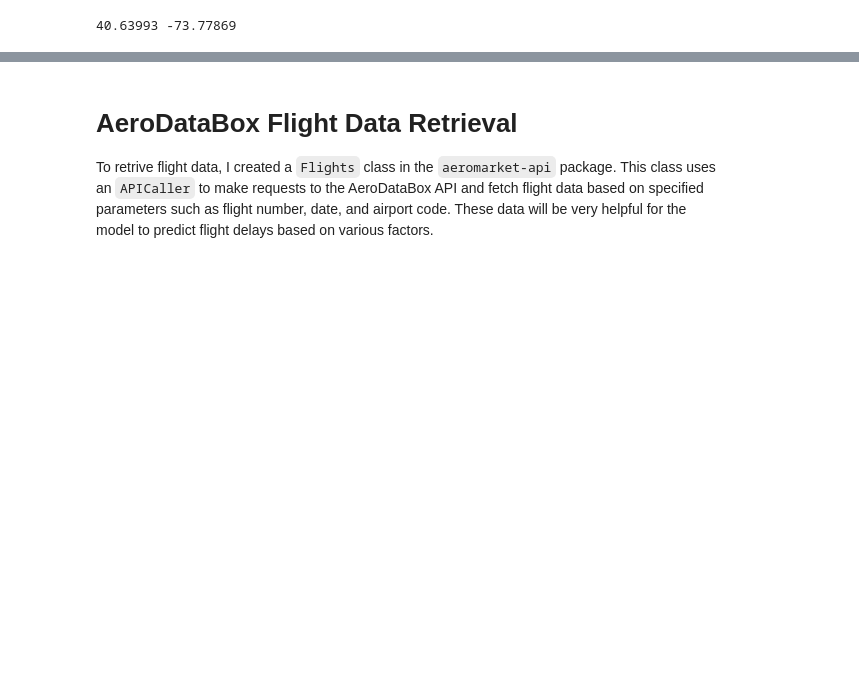
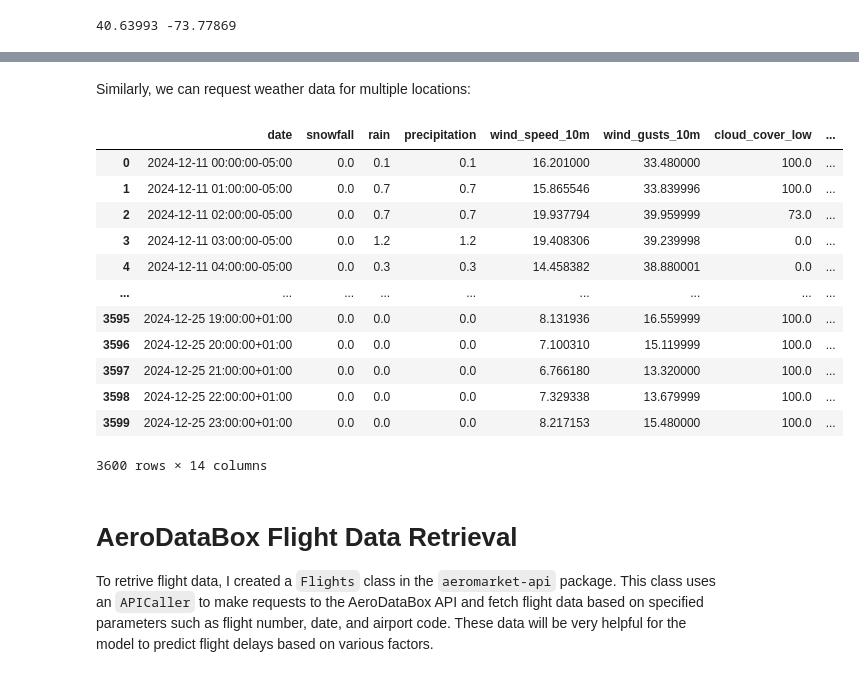
Before and after one commit to rashdul/flight-delay-prediction, a Jupyter notebook: notebooks/02_data_needed_discovery.ipynb, the cells around one changed output, grey strips where cells are left out. Cells and saved outputs as stored; diff of their text form; code cells hidden in the pictures; blank space fills up the shorter version.

```diff
--- a/notebooks/02_data_needed_discovery.ipynb
+++ b/notebooks/02_data_needed_discovery.ipynb
@@ -77,3 +130,31 @@ America/New_York
+# %% [markdown]
+Similarly, we can request weather data for multiple locations:
+# %%
+airports = ["JFK", "LAX", "LHR", "CDG", "HND", "DXB", "SIN", "SYD", "FRA", "AMS"]
+airport_list = list(airports)
+weather = Weather(
+    api_caller=api_caller_weather,
+    airport_code=airport_list,
+    start_date="2024-12-11",
+    end_date="2024-12-25",
+    code_type="IATA",
+)
+weather_df2 = weather.to_hourly_dataframe()
+weather_df2
+# %% [output]
+|  | date | snowfall | rain | precipitation | wind_speed_10m | wind_gusts_10m | cloud_cover_low | ... |
+| 0 | 2024-12-11 00:00:00-05:00 | 0.0 | 0.1 | 0.1 | 16.201000 | 33.480000 | 100.0 | ... |
+| 1 | 2024-12-11 01:00:00-05:00 | 0.0 | 0.7 | 0.7 | 15.865546 | 33.839996 | 100.0 | ... |
+| 2 | 2024-12-11 02:00:00-05:00 | 0.0 | 0.7 | 0.7 | 19.937794 | 39.959999 | 73.0 | ... |
+| 3 | 2024-12-11 03:00:00-05:00 | 0.0 | 1.2 | 1.2 | 19.408306 | 39.239998 | 0.0 | ... |
+| 4 | 2024-12-11 04:00:00-05:00 | 0.0 | 0.3 | 0.3 | 14.458382 | 38.880001 | 0.0 | ... |
+| ... | ... | ... | ... | ... | ... | ... | ... | ... |
+| 3595 | 2024-12-25 19:00:00+01:00 | 0.0 | 0.0 | 0.0 | 8.131936 | 16.559999 | 100.0 | ... |
+| 3596 | 2024-12-25 20:00:00+01:00 | 0.0 | 0.0 | 0.0 | 7.100310 | 15.119999 | 100.0 | ... |
+| 3597 | 2024-12-25 21:00:00+01:00 | 0.0 | 0.0 | 0.0 | 6.766180 | 13.320000 | 100.0 | ... |
+| 3598 | 2024-12-25 22:00:00+01:00 | 0.0 | 0.0 | 0.0 | 7.329338 | 13.679999 | 100.0 | ... |
+| 3599 | 2024-12-25 23:00:00+01:00 | 0.0 | 0.0 | 0.0 | 8.217153 | 15.480000 | 100.0 | ... |
+3600 rows × 14 columns
 # %% [markdown]
 # AeroDataBox Flight Data Retrieval
 
```
Also changed, not shown: parts of 4 cells of this notebook, 3 other files.
